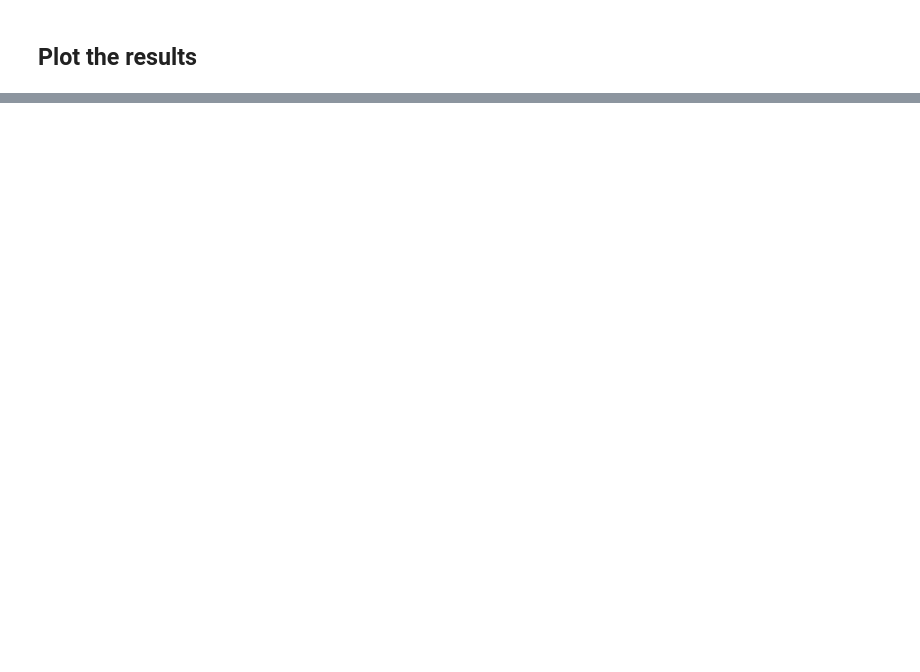
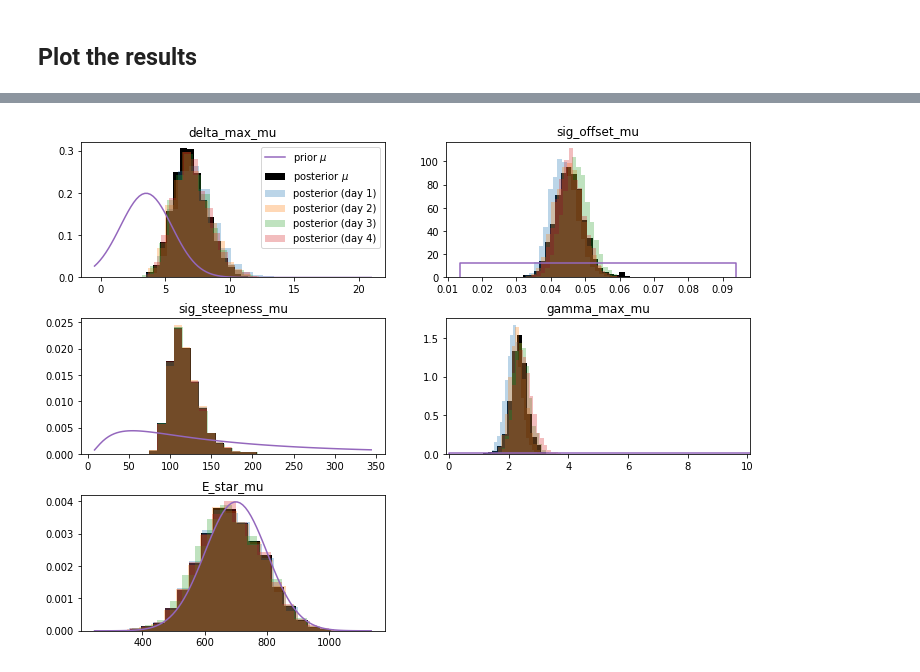
Before and after one commit to fribalet/Bayesian-matrixmodel, a Jupyter notebook: multilevel_seaflow_sigmoidaldelta_py.ipynb, the cells around one changed output, grey strips where cells are left out. Cells and saved outputs as stored; diff of their text form; code cells hidden in the pictures; blank space fills up the shorter version.

Commit message:
multilevel model update with wider E_star prior

```diff
--- a/multilevel_seaflow_sigmoidaldelta_py.ipynb
+++ b/multilevel_seaflow_sigmoidaldelta_py.ipynb
@@ -153,7 +153,7 @@ plotinfo = {
     'sig_offset_mu':{'priordist':'uniform', 'priorparams':(v[0], v[-1])},
     'sig_steepness_mu':{'priordist':'lognormal', 'priorparams':(5.0, 1.0)},
     'gamma_max_mu':{'priordist':'uniform', 'priorparams':(0.0, 1440.0/data['dt']), 'xlim':(-0.1,10.1)},
-    'E_star_mu':{'priordist':'normal', 'priorparams':(3000.0, 10.0)},
+    'E_star_mu':{'priordist':'normal', 'priorparams':(700.0, 100.0)},
 }
 
 import scipy.stats as stats
@@ -167,33 +167,35 @@ for ax,name in zip(axs.flat, plotinfo):
     ax.set_visible(True)
     ax.hist(mcmc[name], bins=20, density=True, label='posterior $\mu$', color='black')
     if name.endswith('_mu'):
         basename = name.replace('_mu','')
         for iday in range(num_days):
             name_day = '{}[{}]'.format(basename,iday+1)
             ax.hist(mcmc[name_day], bins=20, density=True, label='posterior (day {})'.format(iday+1), alpha=0.3)
     xlim = ax.get_xlim()
     if 'priordist' in plotinfo[name]:
         if plotinfo[name]['priordist'] == 'normal':
             p = plotinfo[name]['priorparams']
             x_min = min(p[0]-2*p[1], xlim[0])
             x_max = max(p[0]+2*p[1], xlim[1])
             x = np.linspace(x_min, x_max, 100)
             ax.plot(x, stats.norm.pdf(x, loc=p[0], scale=p[1]), label='prior $\mu$')
         elif plotinfo[name]['priordist'] == 'uniform':
             p = plotinfo[name]['priorparams']
             y = 1.0/(p[1]-p[0])
             ax.plot([p[0],p[0],p[1],p[1]], [0,y,y,0], label='prior $\mu$')
         elif plotinfo[name]['priordist'] == 'lognormal':
             p = plotinfo[name]['priorparams']
             x_min = max(0.0, xlim[0]-0.25*(xlim[1]-xlim[0]))
             x_max = xlim[1]+0.25*(xlim[1]-xlim[0])
             x = np.linspace(x_min, x_max, 100)
             ax.plot(x, stats.lognorm.pdf(x, s=p[1], scale=np.exp(p[0])), label='prior $\mu$')
     if 'xlim' in plotinfo[name]:
         ax.set_xlim(plotinfo[name]['xlim'])
     ax.set(title=name)
 axs.flat[0].legend()
 None
+# %% [output]
+[figure, added]
 # %%
 ncols = 2
 nrows = int(np.ceil(len(plotinfo)/ncols))
```
Also changed, not shown: parts of 3 cells of this notebook, 1 other file.
